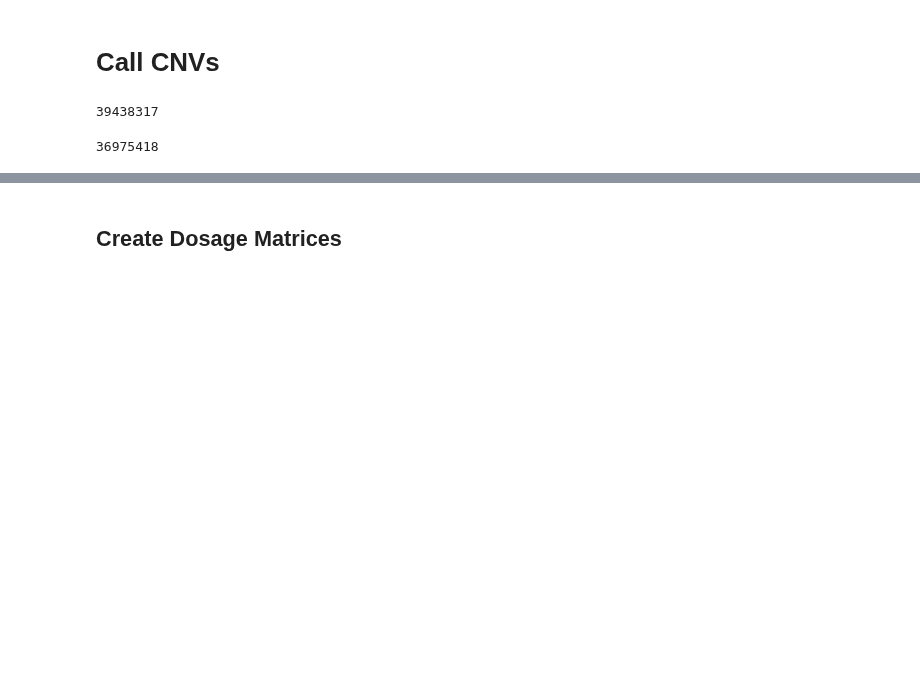
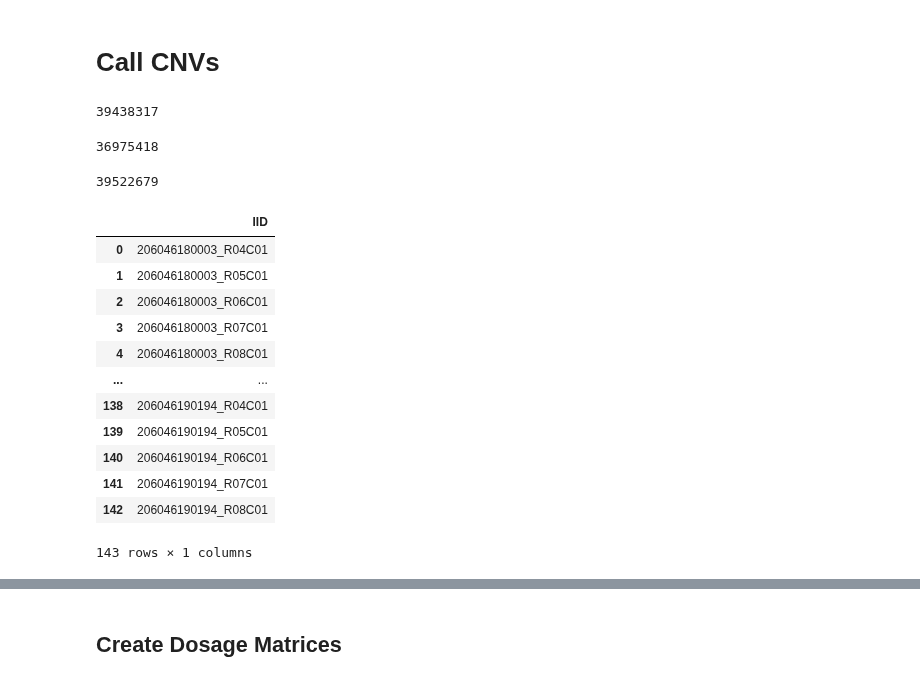
Before and after one commit to dvitale199/GenoTools, a Jupyter notebook: CNV/GP2_ClusterBuster_datagen.ipynb, the cells around one changed output, grey strips where cells are left out. Saved outputs shown, nothing was run; the diff lists cells and outputs as text; code cells hidden in the pictures; blank space fills up the shorter version.

```diff
--- a/CNV/GP2_ClusterBuster_datagen.ipynb
+++ b/CNV/GP2_ClusterBuster_datagen.ipynb
@@ -352,0 +216,60 @@ f.close()
+# %%
+# now, select snps of interest and combine per-chrom per-sample into per-sample files
+labels = ['AAC','AFR','AJ','EAS','EUR','FIN','SAS','AMR','AMR_KZ']
+with open(f'{swarm_scripts_dir}/cnv_prep.swarm', 'w') as f:
+    for label in labels:
+        geno = f'{cnv_path}/{label}/GP2_round2_{label}'
+        bim_path = f'{geno}_release2_clean.bim'
+        samples_path = f'{geno}_release2_barcode.samples'
+
+
+        samples = pd.read_csv(f'{geno}_release2_barcode.samples', header=None, names=['IID'])
+#         bim = pd.read_csv(f'{geno}_release2_clean.bim', sep='\s+', header=None, names=['chr','id','pos','bp','a1','a2'], usecols=['id'])
+
+        for sample in samples.IID.unique():
+
+            code = sample.split('_')[0]
+            total_mfile = f'{idat_path}/{code}/snp_metrics_{sample}_total.csv'
+            cmd = f'\
+python /data/vitaled2/GenoTools/run_cnv_prep_pipeline.py \
+--idat_path {idat_path} \
+--sample {sample} \
+--bim {geno}_release2_clean.bim \
+--out_path {total_mfile}'
+            f.write(f'{cmd}\n')
+f.close()
+
+
+
+#             for chrom in chroms:
+
+#                 mfile = f'{idat_path}/{code}/snp_metrics_{sample}_chr{chrom}.csv'
+#                 metrics = pd.read_csv(mfile)
+#                 metrics_tmp = metrics.loc[metrics.snpID.isin(snps.id)]
+#                 total_sample_df = total_sample_df.append(metrics_tmp)
+
+#             total_sample_df.to_csv(total_mfile, index=False, header=True)
+
+#             out_file = f'{cnv_path}/{label}/CNV_{sample}.csv'
+#             intervals = f'/data/CARD/PD/GP2/ref_panel/glist_hg38_intervals.csv'
+# %%
+!swarm -f {swarm_scripts_dir}/cnv_prep.swarm -g 16 -t 4 --time=1:00:00 --logdir {swarm_scripts_dir}/logs --gres=lscratch:20 --partition=norm
+# %% [output]
+39522679
+# %%
+total_mfile
+samples
+# %% [output]
+|  | IID |
+| 0 | 206046180003_R04C01 |
+| 1 | 206046180003_R05C01 |
+| 2 | 206046180003_R06C01 |
+| 3 | 206046180003_R07C01 |
+| 4 | 206046180003_R08C01 |
+| ... | ... |
+| 138 | 206046190194_R04C01 |
+| 139 | 206046190194_R05C01 |
+| 140 | 206046190194_R06C01 |
+| 141 | 206046190194_R07C01 |
+| 142 | 206046190194_R08C01 |
+143 rows × 1 columns
```
Also changed, not shown: parts of 24 cells of this notebook, 2 other files.
